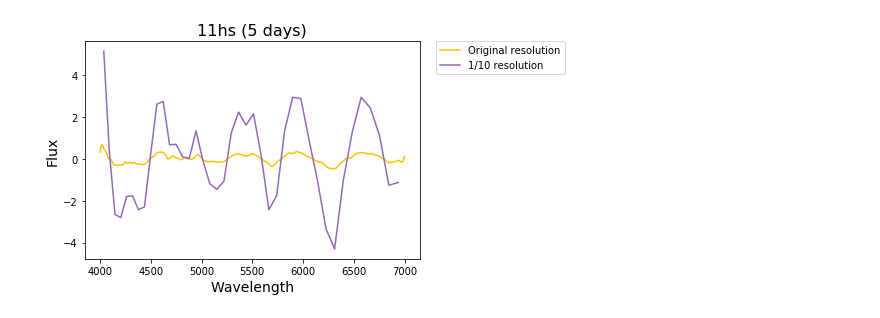
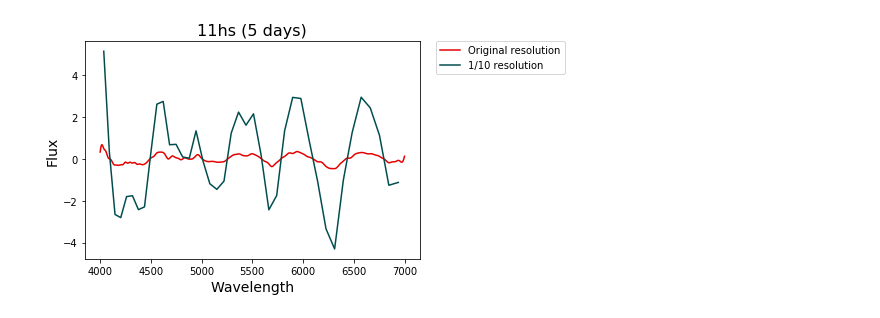
Before and after one commit to umerudel/SESNspectraPCA, a Jupyter notebook: code/specres0.ipynb, the cells around one changed output. Saved outputs shown, nothing was run; the diff lists cells and outputs as text; code cells hidden in the pictures.

```diff
--- a/code/specres0.ipynb
+++ b/code/specres0.ipynb
@@ -67,15 +67,15 @@ def binspectra(wvl, flux, uncer, N):
 # %%
 # An example, here we decrease the resolution of the spectrum of supernova "11hs" by factor of 10
 # and plot the two spectra without the uncerainty arrays.
 
 
 newspectra10 = binspectra(wvl, flux, uncer, N)
-plt.plot(wvl, flux, c='xkcd:goldenrod', label="Original resolution")
-plt.plot(newspectra10[0], newspectra10[1], c='tab:purple', label="1/10 resolution")
+plt.plot(wvl, flux, c='xkcd:red', label="Original resolution")
+plt.plot(newspectra10[0], newspectra10[1], c='xkcd:dark teal', label="1/10 resolution")
 plt.xlabel('Wavelength', fontsize=14)
 plt.ylabel('Flux', fontsize=14)
 plt.title('11hs (5 days)', fontsize=16)
 plt.legend(bbox_to_anchor=(1.05, 1), loc='upper left', borderaxespad=0.)
 plt.show()
 # %% [output]
-[figure, old version]
+[figure, new version]
```
Also changed, not shown: parts of 2 cells of this notebook, 2 other files.
